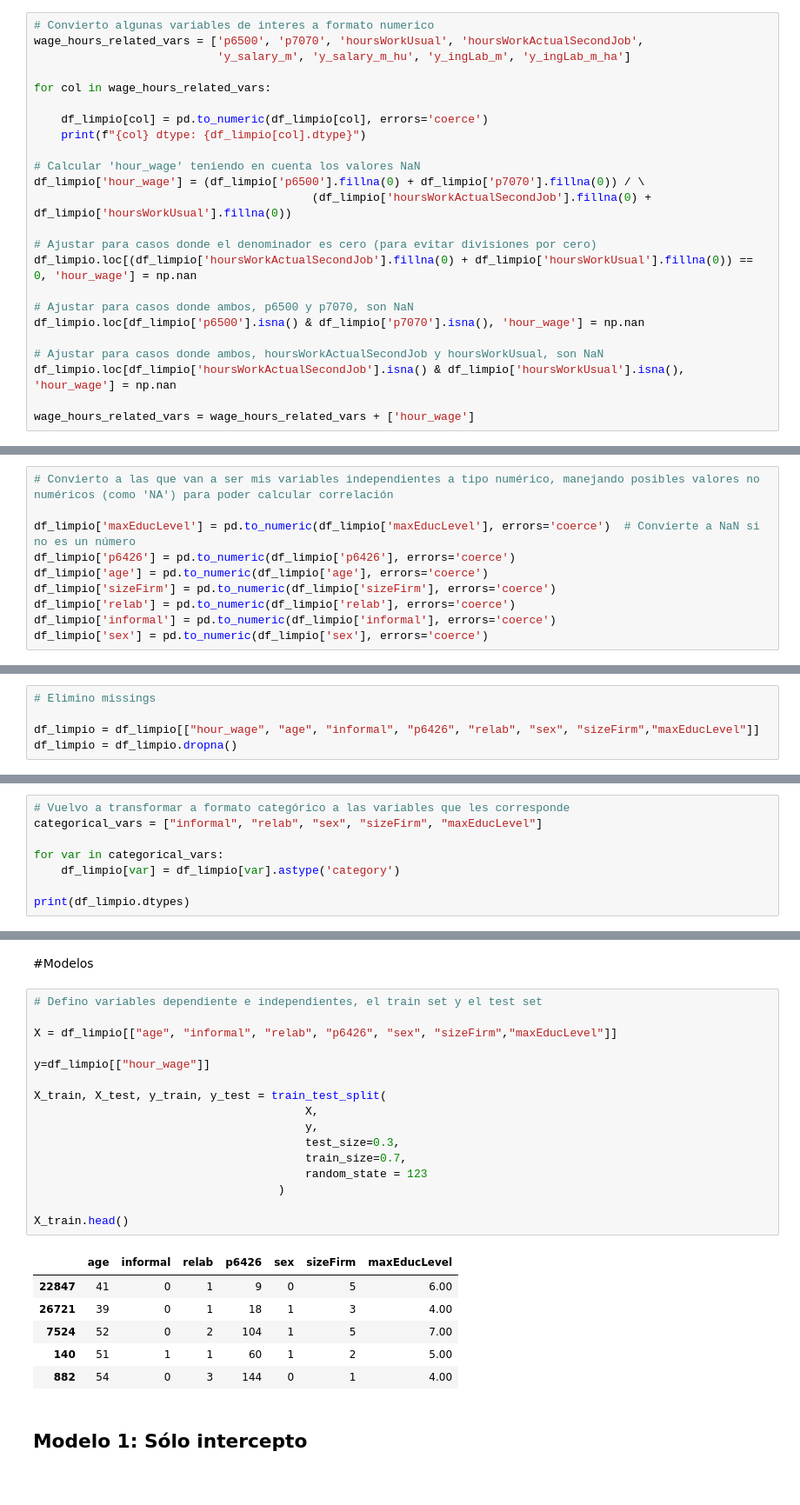
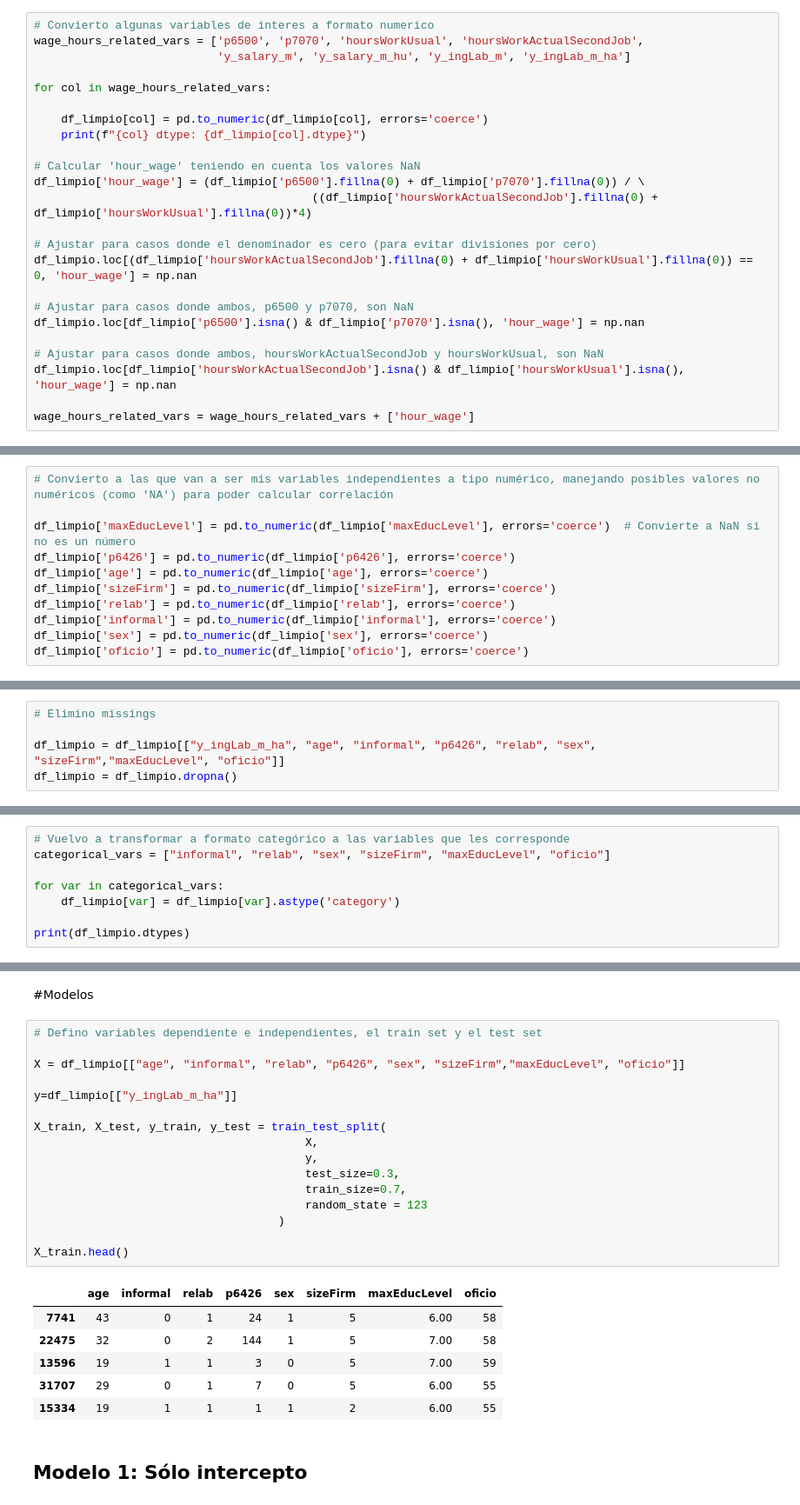
Before and after one commit to carolinabasile/ProblemSet1_MachineLearning, a Jupyter notebook: Analysis.ipynb, the cells around one changed output, grey strips where cells are left out. Shown at 87% size. Drawn from its saved outputs; the diff is of its cells as text.

```diff
--- a/Analysis.ipynb
+++ b/Analysis.ipynb
@@ -119,7 +119,7 @@ for col in wage_hours_related_vars:
 
 # Calcular 'hour_wage' teniendo en cuenta los valores NaN
 df_limpio['hour_wage'] = (df_limpio['p6500'].fillna(0) + df_limpio['p7070'].fillna(0)) / \
-                                         (df_limpio['hoursWorkActualSecondJob'].fillna(0) + df_limpio['hoursWorkUsual'].fillna(0))
+                                         ((df_limpio['hoursWorkActualSecondJob'].fillna(0) + df_limpio['hoursWorkUsual'].fillna(0))*4)
 
 # Ajustar para casos donde el denominador es cero (para evitar divisiones por cero)
 df_limpio.loc[(df_limpio['hoursWorkActualSecondJob'].fillna(0) + df_limpio['hoursWorkUsual'].fillna(0)) == 0, 'hour_wage'] = np.nan
@@ -266,6 +272,7 @@ df_limpio['sizeFirm'] = pd.to_numeric(df_limpio['sizeFirm'], errors='coerce')
 df_limpio['relab'] = pd.to_numeric(df_limpio['relab'], errors='coerce')
 df_limpio['informal'] = pd.to_numeric(df_limpio['informal'], errors='coerce')
 df_limpio['sex'] = pd.to_numeric(df_limpio['sex'], errors='coerce')
+df_limpio['oficio'] = pd.to_numeric(df_limpio['oficio'], errors='coerce')
 # %% [output]
 A value is trying to be set on a copy of a slice from a DataFrame.
 Try using .loc[row_indexer,col_indexer] = value instead
@@ -287,5 +294,5 @@ See the caveats in the documentation: https://pandas.pydata.org/pandas-docs/stab
 # %%
 # Elimino missings
 
-df_limpio = df_limpio[["hour_wage", "age", "informal", "p6426", "relab", "sex", "sizeFirm","maxEducLevel"]]
+df_limpio = df_limpio[["y_ingLab_m_ha", "age", "informal", "p6426", "relab", "sex", "sizeFirm","maxEducLevel", "oficio"]]
 df_limpio = df_limpio.dropna()
@@ -323,6 +350,6 @@ plt.show()
 # %%
 # Vuelvo a transformar a formato categórico a las variables que les corresponde
-categorical_vars = ["informal", "relab", "sex", "sizeFirm", "maxEducLevel"]
+categorical_vars = ["informal", "relab", "sex", "sizeFirm", "maxEducLevel", "oficio"]
 
 for var in categorical_vars:
     df_limpio[var] = df_limpio[var].astype('category')
@@ -366,26 +395,26 @@ for var in variables_independientes:
 # %%
 # Defino variables dependiente e independientes, el train set y el test set
 
-X = df_limpio[["age", "informal", "relab", "p6426", "sex", "sizeFirm","maxEducLevel"]]
+X = df_limpio[["age", "informal", "relab", "p6426", "sex", "sizeFirm","maxEducLevel", "oficio"]]
 
-y=df_limpio[["hour_wage"]]
+y=df_limpio[["y_ingLab_m_ha"]]
 
 X_train, X_test, y_train, y_test = train_test_split(
                                         X,
                                         y,
                                         test_size=0.3,
                                         train_size=0.7,
                                         random_state = 123
                                     )
 
 X_train.head()
 # %% [output]
-|  | age | informal | relab | p6426 | sex | sizeFirm | maxEducLevel |
-| 22847 | 41 | 0 | 1 | 9 | 0 | 5 | 6.00 |
-| 26721 | 39 | 0 | 1 | 18 | 1 | 3 | 4.00 |
-| 7524 | 52 | 0 | 2 | 104 | 1 | 5 | 7.00 |
-| 140 | 51 | 1 | 1 | 60 | 1 | 2 | 5.00 |
-| 882 | 54 | 0 | 3 | 144 | 0 | 1 | 4.00 |
+|  | age | informal | relab | p6426 | sex | sizeFirm | maxEducLevel | oficio |
+| 7741 | 43 | 0 | 1 | 24 | 1 | 5 | 6.00 | 58 |
+| 22475 | 32 | 0 | 2 | 144 | 1 | 5 | 7.00 | 58 |
+| 13596 | 19 | 1 | 1 | 3 | 0 | 5 | 7.00 | 59 |
+| 31707 | 29 | 0 | 1 | 7 | 0 | 5 | 6.00 | 55 |
+| 15334 | 19 | 1 | 1 | 1 | 1 | 2 | 6.00 | 55 |
 # %% [markdown]
 ## Modelo 1: Sólo intercepto
 # %%
```
Also changed, not shown: parts of 31 cells of this notebook.
